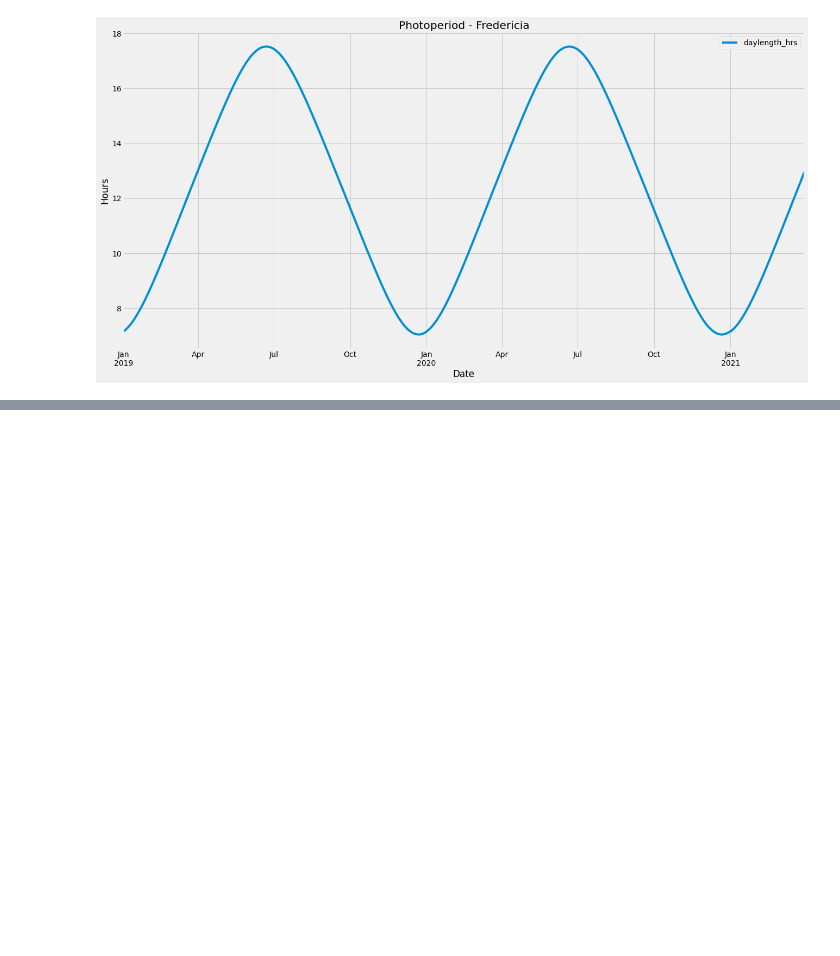
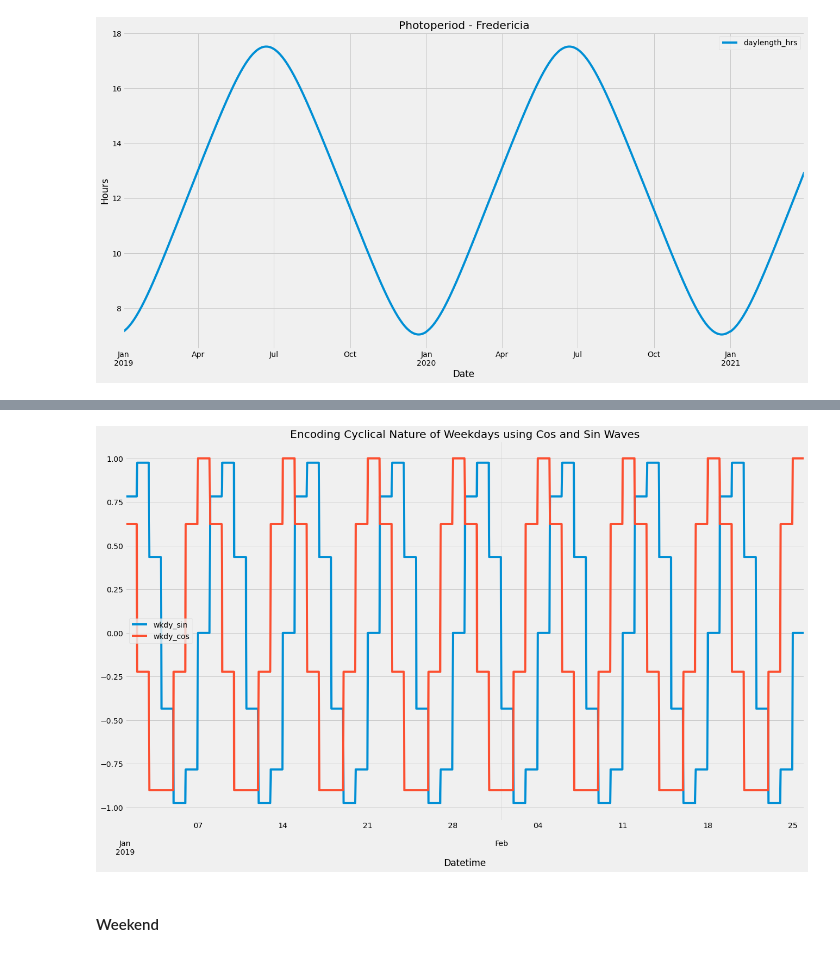
Before and after one commit to nbvanting/thesis, a Jupyter notebook: model/Data Preparation.ipynb, the cells around one changed output, grey strips where cells are left out. Cells and saved outputs as stored; diff of their text form; code cells hidden in the pictures; blank space fills up the shorter version.

```diff
--- a/model/Data Preparation.ipynb
+++ b/model/Data Preparation.ipynb
@@ -4,11 +4,11 @@ import glob
 import matplotlib.pyplot as plt
 import numpy as np
 import datetime as dt
-
+import statsmodels.api as sm
 
 
 plt.style.use('fivethirtyeight')
-plt.rcParams["figure.figsize"] = (20,10)
+plt.rcParams["figure.figsize"] = (20,12)
 # %% [markdown]
 # Preparing Kolding Data
 # %%
@@ -223,0 +226,4 @@ stb_features['daylength_hrs'] = stb_features['daylength_hrs'].fillna(method='ffi
+# %%
+kld_features['wkdy'] = ''
+kld_features['wkdy'] = kld_features.apply(lambda row: row.index.dayofweek)
+kld_features.head()
@@ -223,0 +257,8 @@ stb_features['daylength_hrs'] = stb_features['daylength_hrs'].fillna(method='ffi
+# %%
+kld_features[['wkdy_sin','wkdy_cos']].iloc[:24*7*8].plot()
+plt.title('Encoding Cyclical Nature of Weekdays using Cos and Sin Waves')
+plt.show()
+# %% [output]
+[figure, added]
+# %% [markdown]
+#### Weekend
```
Also changed, not shown: parts of 15 cells of this notebook, 9 other files.
